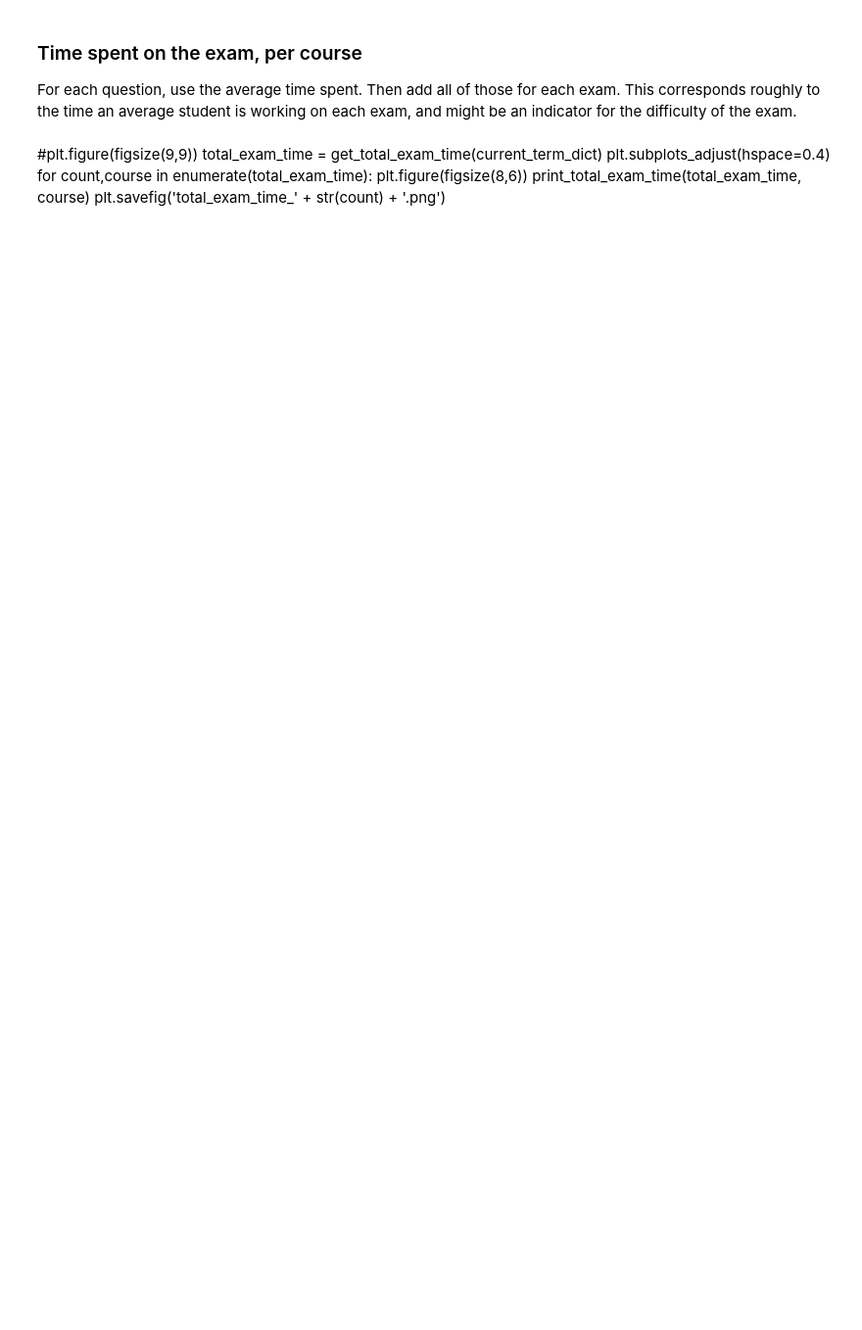
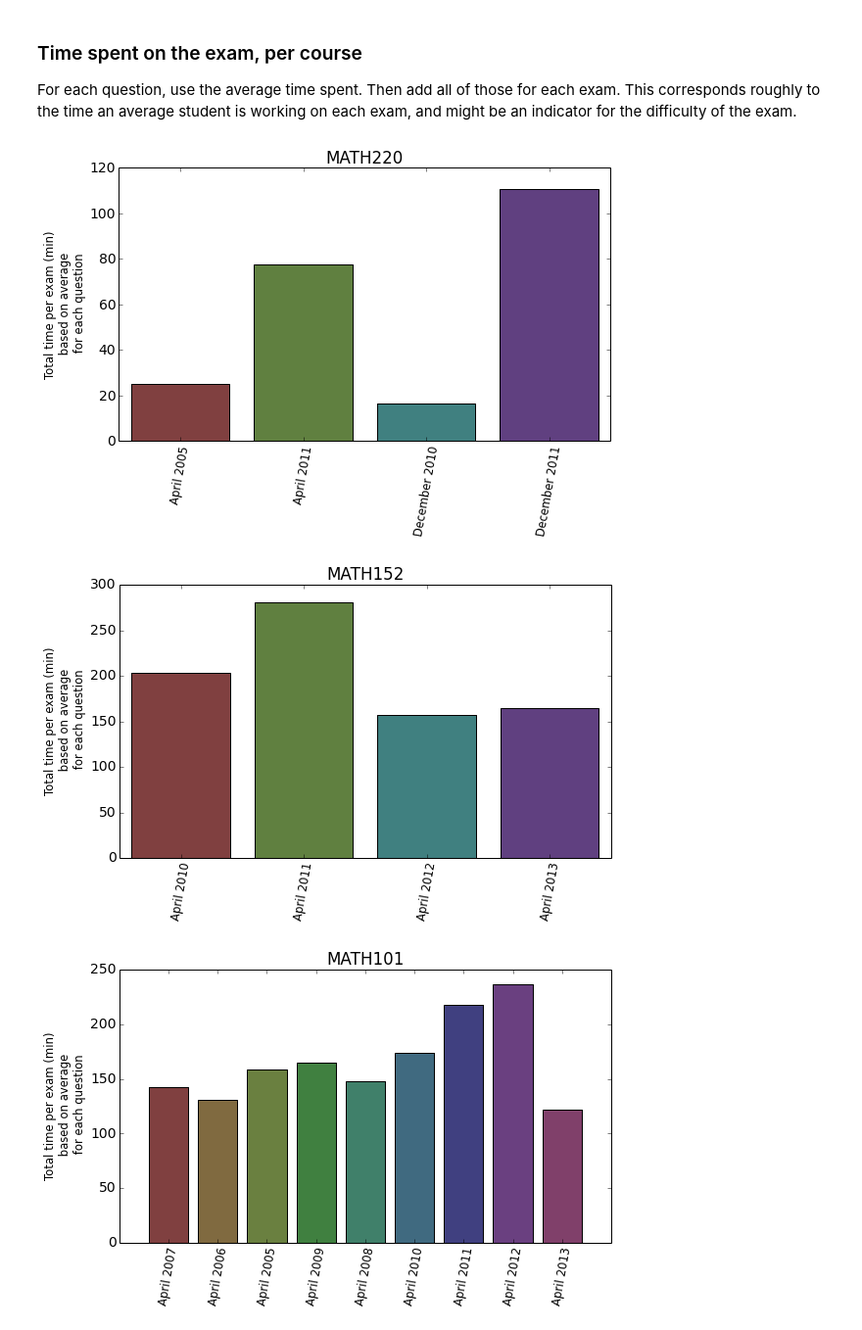
Before and after one commit to MathEducationResources/google-analytics, a Jupyter notebook: mer_py_google_analytics.ipynb, the cells around one changed output. Shown at 98% size. Saved outputs shown, nothing was run; the diff lists cells and outputs as text; code cells hidden in the pictures; blank space fills up the shorter version.

```diff
--- a/mer_py_google_analytics.ipynb
+++ b/mer_py_google_analytics.ipynb
@@ -143,11 +143,14 @@ plt.savefig('total_pageview_per_exam_101_103_105.png')
 ### Time spent on the exam, per course
 
 For each question, use the average time spent. Then add all of those for each exam. This corresponds roughly to the time an average student is working on each exam, and might be an indicator for the difficulty of the exam.
-# %% [markdown]
-#plt.figure(figsize(9,9))
-total_exam_time = get_total_exam_time(current_term_dict)
-plt.subplots_adjust(hspace=0.4)
-for count,course in enumerate(total_exam_time):
-    plt.figure(figsize(8,6))
-    print_total_exam_time(total_exam_time, course)
-    plt.savefig('total_exam_time_' + str(count) + '.png')
+# %%
+total_exam_time = get_total_exam_time(current_term_dict)
+#plt.subplots_adjust(hspace=0.4)
+for count,course in enumerate(total_exam_time):
+    plt.figure(figsize(9,5))
+    print_total_exam_time(total_exam_time, course)
+    plt.savefig('total_exam_time' + str(count) + '.png')
+# %% [output]
+[figure, added]
+[figure, added]
+[figure, added]
```
Also changed, not shown: parts of 7 cells of this notebook, 1 other file.
